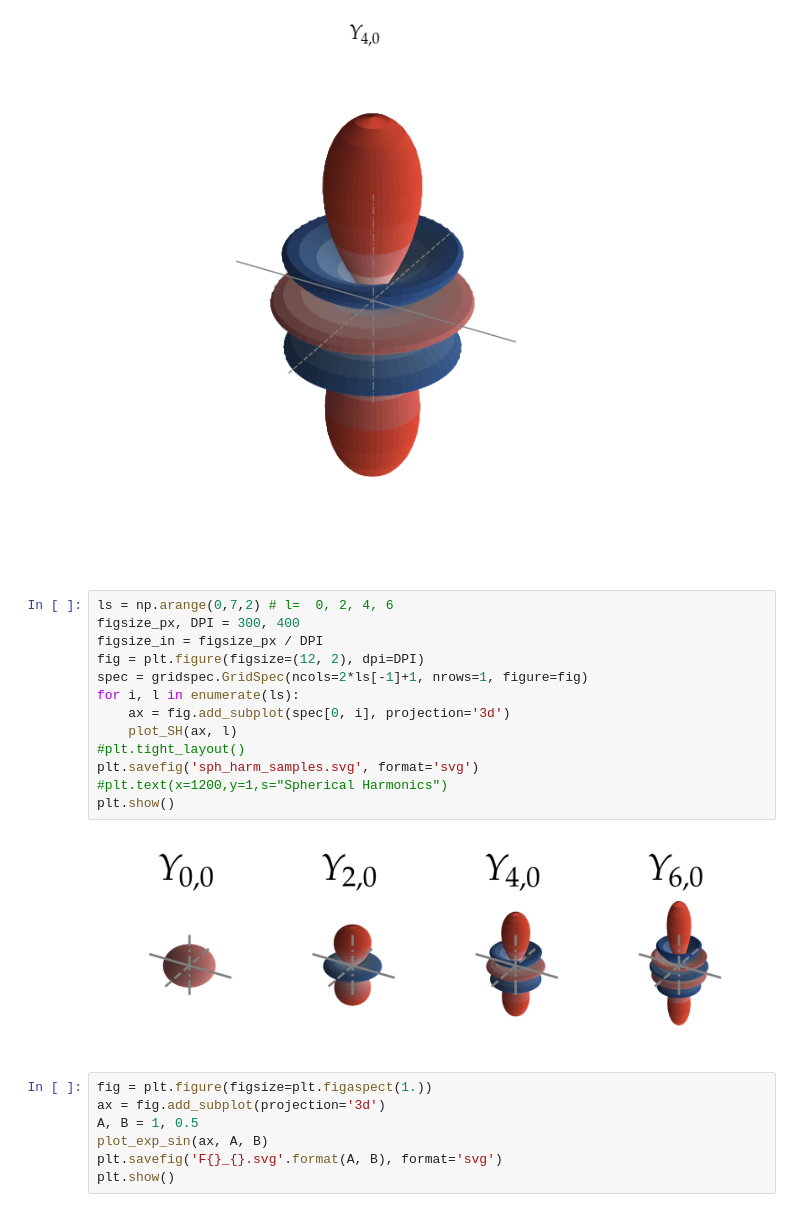
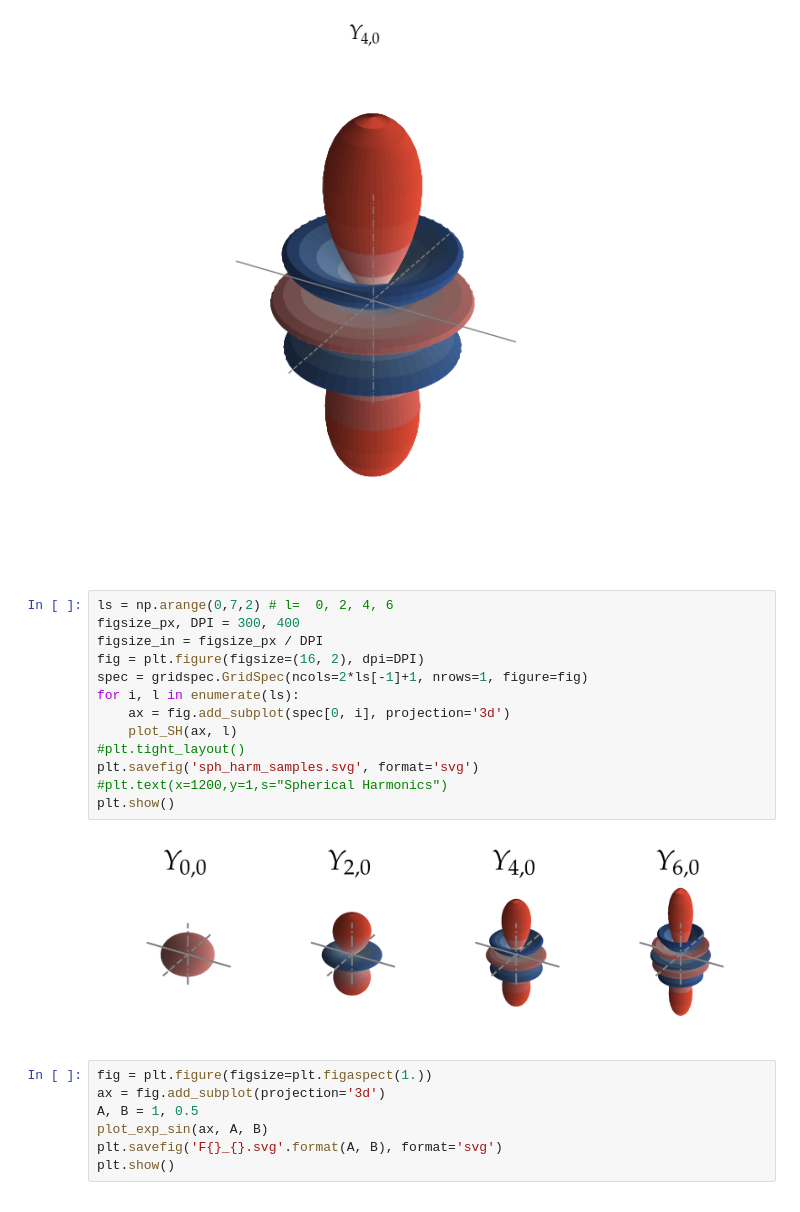
Before and after one commit to RubenDragland/XRD_CT, a Jupyter notebook: Plotting/visualise_SH.ipynb, the cells around one changed output. Cells and saved outputs as stored; diff of their text form.

```diff
--- a/Plotting/visualise_SH.ipynb
+++ b/Plotting/visualise_SH.ipynb
@@ -19,18 +19,18 @@ plt.show()
 # %%
 ls = np.arange(0,7,2) # l=  0, 2, 4, 6
 figsize_px, DPI = 300, 400
 figsize_in = figsize_px / DPI
-fig = plt.figure(figsize=(12, 2), dpi=DPI)
+fig = plt.figure(figsize=(16, 2), dpi=DPI)
 spec = gridspec.GridSpec(ncols=2*ls[-1]+1, nrows=1, figure=fig)
 for i, l in enumerate(ls):
     ax = fig.add_subplot(spec[0, i], projection='3d')
     plot_SH(ax, l)
 #plt.tight_layout()
 plt.savefig('sph_harm_samples.svg', format='svg')
 #plt.text(x=1200,y=1,s="Spherical Harmonics")
 plt.show()
 # %% [output]
-[figure, old version]
+[figure, new version]
 # %%
 fig = plt.figure(figsize=plt.figaspect(1.))
 ax = fig.add_subplot(projection='3d')
```
Also changed, not shown: parts of 1 cell of this notebook, 4 other files.
